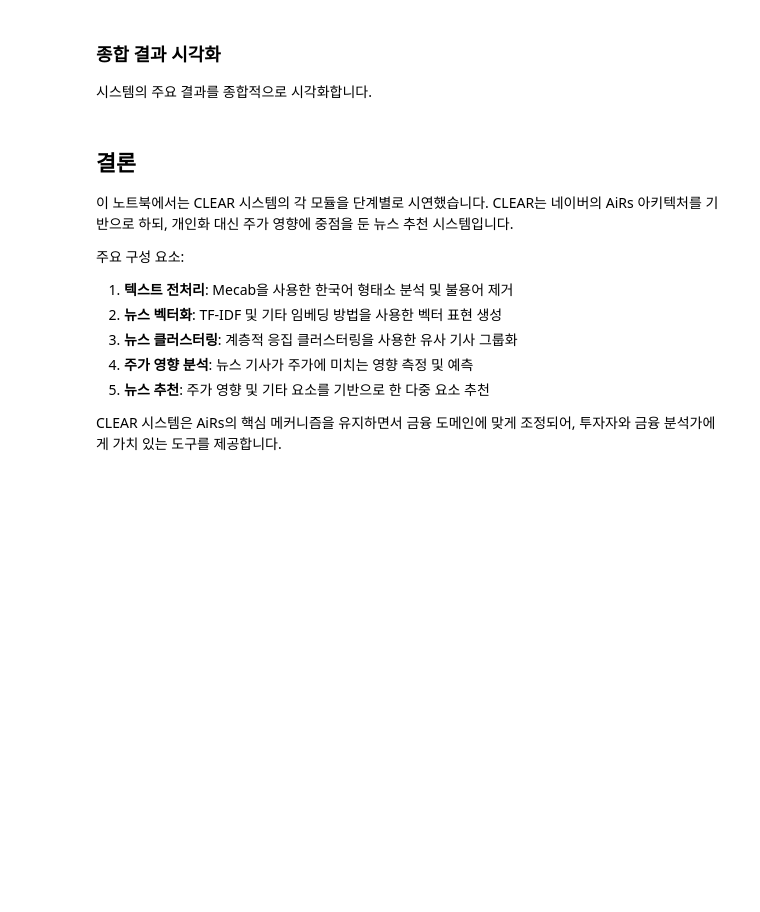
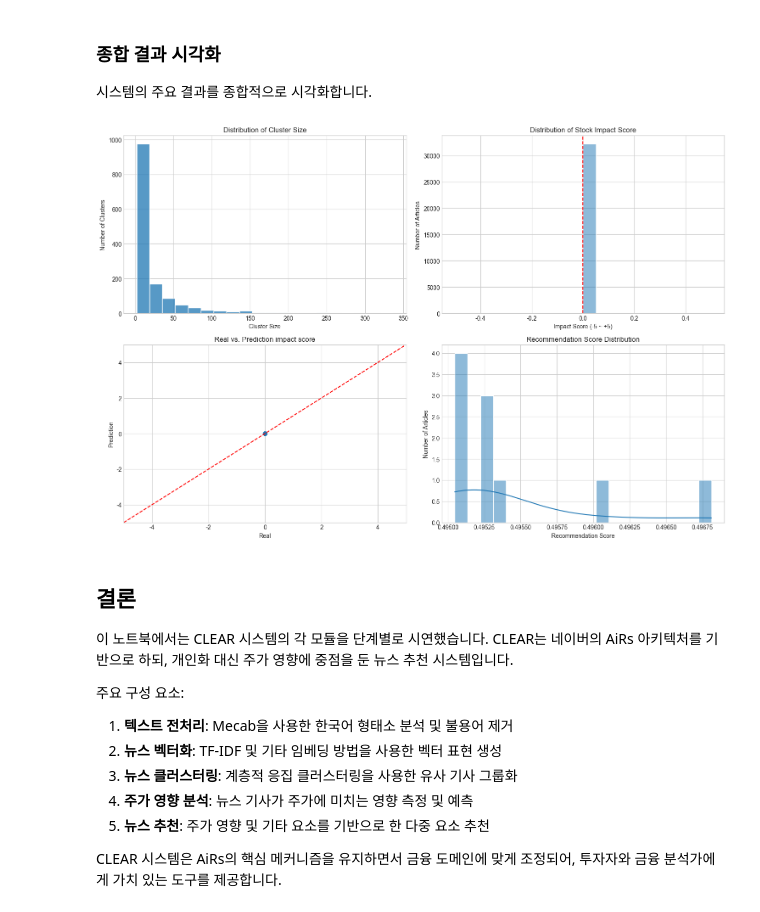
Before and after one commit to Kororu-lab/CLEAR, a Jupyter notebook: CLEAR_demo.ipynb, the cells around one changed output. Saved outputs shown, nothing was run; the diff lists cells and outputs as text; code cells hidden in the pictures; blank space fills up the shorter version.

```diff
--- a/CLEAR_demo.ipynb
+++ b/CLEAR_demo.ipynb
@@ -816,42 +909,44 @@ for metric, value in recommendation_metrics.items():
 # %%
 # 종합 결과 시각화
 plt.figure(figsize=(15, 10))
 
 # 1. 클러스터 크기 분포
 plt.subplot(2, 2, 1)
 sns.histplot(cluster_sizes.values, bins=20)
-plt.title('클러스터 크기 분포')
-plt.xlabel('클러스터 크기')
-plt.ylabel('클러스터 수')
+plt.title('Distribution of Cluster Size')
+plt.xlabel('Cluster Size')
+plt.ylabel('Number of Clusters')
 
 # 2. 영향 점수 분포
 plt.subplot(2, 2, 2)
 sns.histplot(impact_df['impact_score'].dropna(), bins=20, kde=True)
-plt.title('주가 영향 점수 분포')
-plt.xlabel('영향 점수 (-5 ~ +5)')
-plt.ylabel('기사 수')
+plt.title('Distribution of Stock Impact Score')
+plt.xlabel('Impact Score (-5 ~ +5)')
+plt.ylabel('Number of Articles')
 plt.axvline(x=0, color='r', linestyle='--')
 
 # 3. 실제 vs 예측 영향 점수
 plt.subplot(2, 2, 3)
 plt.scatter(valid_impact_df['impact_score'], valid_impact_df['predicted_impact'], alpha=0.6)
 plt.plot([-5, 5], [-5, 5], 'r--')
-plt.title('실제 vs 예측 영향 점수')
-plt.xlabel('실제 영향 점수')
-plt.ylabel('예측 영향 점수')
+plt.title('Real vs. Prediction impact score')
+plt.xlabel('Real')
+plt.ylabel('Prediction')
 plt.xlim(-5, 5)
 plt.ylim(-5, 5)
 plt.grid(True)
 
 # 4. 추천 점수 분포
 plt.subplot(2, 2, 4)
 sns.histplot(top_articles['recommendation_score'], bins=20, kde=True)
-plt.title('추천 점수 분포')
-plt.xlabel('추천 점수')
-plt.ylabel('기사 수')
+plt.title('Recommendation Score Distribution')
+plt.xlabel('Recommendation Score')
+plt.ylabel('Number of Articles')
 
 plt.tight_layout()
 plt.show()
+# %% [output]
+[figure, added]
 # %% [markdown]
 ## 결론
 
```
Also changed, not shown: parts of 15 cells of this notebook, 1 other file.
